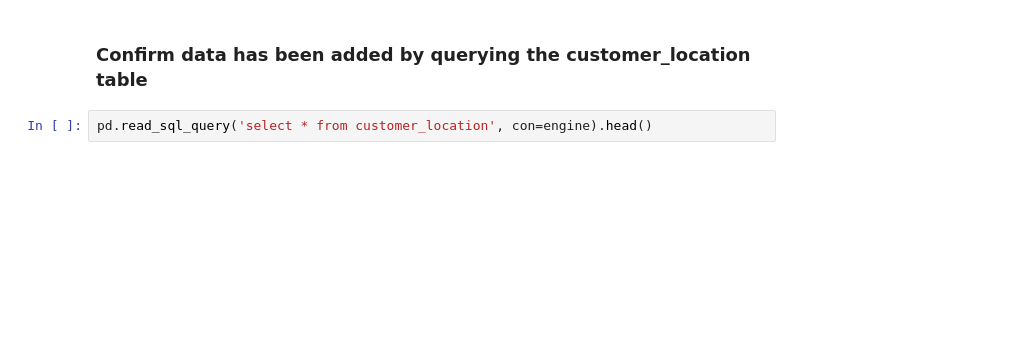
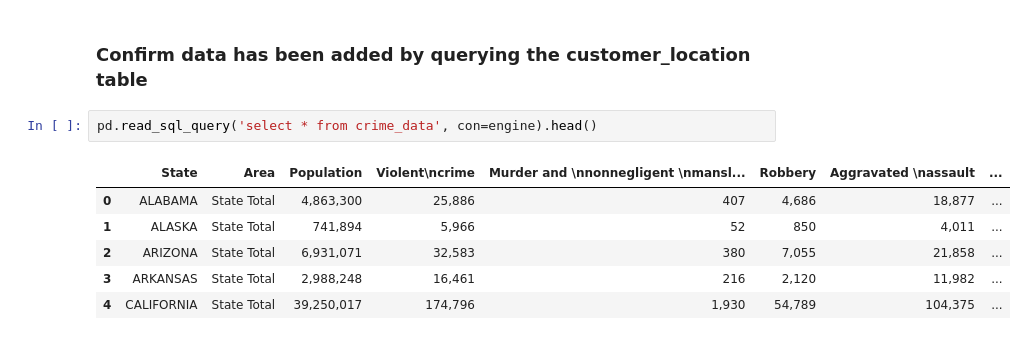
Before and after one commit to pprasitanond/ETL-challenge, a Jupyter notebook: ETL-challenege.ipynb, the cells around one changed output. Drawn from its saved outputs; the diff is of its cells as text; blank space fills up the shorter version.

```diff
--- a/ETL-challenege.ipynb
+++ b/ETL-challenege.ipynb
@@ -116,4 +122,11 @@ pd.read_sql_query('select * from customer_name', con=engine).head()
 # %% [markdown]
 ### Confirm data has been added by querying the customer_location table
 # %%
-pd.read_sql_query('select * from customer_location', con=engine).head()
+pd.read_sql_query('select * from crime_data', con=engine).head()
+# %% [output]
+|  | State | Area | Population | Violent\ncrime | Murder and \nnonnegligent \nmansl... | Robbery | Aggravated \nassault | ... |
+| 0 | ALABAMA | State Total | 4,863,300 | 25,886 | 407 | 4,686 | 18,877 | ... |
+| 1 | ALASKA | State Total | 741,894 | 5,966 | 52 | 850 | 4,011 | ... |
+| 2 | ARIZONA | State Total | 6,931,071 | 32,583 | 380 | 7,055 | 21,858 | ... |
+| 3 | ARKANSAS | State Total | 2,988,248 | 16,461 | 216 | 2,120 | 11,982 | ... |
+| 4 | CALIFORNIA | State Total | 39,250,017 | 174,796 | 1,930 | 54,789 | 104,375 | ... |
```
Also changed, not shown: parts of 4 cells of this notebook, 1 other file.
